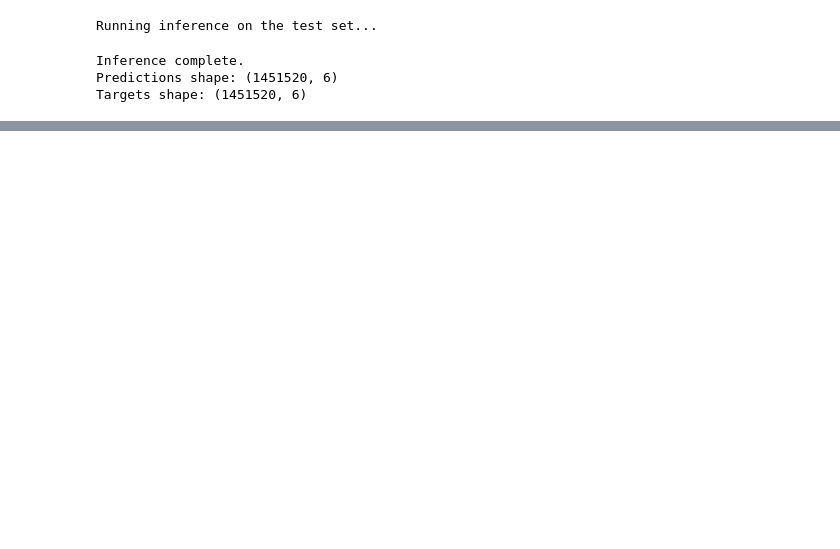
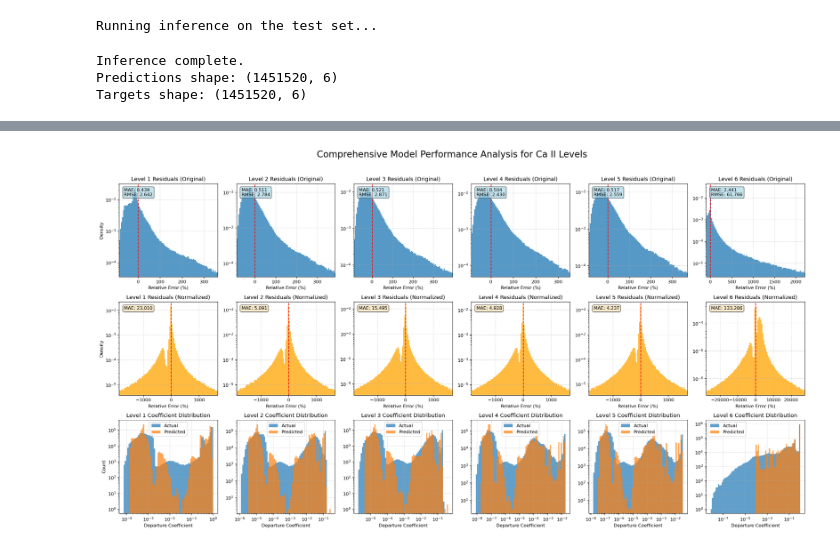
Before and after one commit to andreuva/graphnet_nlte, a Jupyter notebook: gnn_inference.ipynb, the cells around one changed output, grey strips where cells are left out. Saved outputs shown, nothing was run; the diff lists cells and outputs as text; code cells hidden in the pictures; blank space fills up the shorter version.

```diff
--- a/gnn_inference.ipynb
+++ b/gnn_inference.ipynb
@@ -249,0 +473,74 @@ plt.show()
+# %%
+# Determine the number of levels to plot (e.g., 6)
+num_levels = residuals_denorm.shape[1]
+
+# Create a single figure with 3 rows for different plot types
+fig, axes = plt.subplots(3, num_levels, figsize=(22, 12), dpi=120)
+
+fig.suptitle('Comprehensive Model Performance Analysis for Ca II Levels', fontsize=20)
+
+for i in range(num_levels):
+
+    # --- Row 1: Residuals on Original Scale ---
+    ax1 = axes[0, i]
+    data = residuals_denorm[:, i] * 100
+
+    # Dynamically set x-limits to show the bulk of the distribution
+    lower, upper = np.percentile(data, [1, 99])
+    ax1.set_xlim(lower, upper)
+
+    ax1.hist(data, bins=100, range=(lower, upper), density=True, alpha=0.75)
+    ax1.axvline(0, color='r', linestyle='--', label='Perfect Fit') # Add reference line
+    ax1.set_title(f'Level {i+1} Residuals (Original)')
+    ax1.set_xlabel('Relative Error (%)')
+    ax1.set_yscale('log')
+    if i == 0:
+        ax1.set_ylabel('Density')
+    ax1.grid(True, linestyle='--', alpha=0.5)
+    ax1.text(0.05, 0.95, f'MAE: {mae_denorm[i]:.3f}\nRMSE: {rmse_denorm[i]:.3f}',
+             transform=ax1.transAxes, verticalalignment='top',
+             bbox=dict(boxstyle='round,pad=0.3', fc='lightblue', alpha=0.7))
+
+    # --- Row 2: Residuals on Normalized Scale ---
+    ax2 = axes[1, i]
+    data = residuals_normalized[:, i] * 100
+
+    # Dynamically set x-limits
+    lower, upper = np.percentile(data, [1, 99])
+    ax2.set_xlim(lower, upper)
+
+    ax2.hist(data, bins=100, range=(lower, upper), density=True, alpha=0.75, color='orange')
+    ax2.axvline(0, color='r', linestyle='--') # Add reference line
+    ax2.set_title(f'Level {i+1} Residuals (Normalized)')
+    ax2.set_xlabel('Relative Error (%)')
+    ax2.set_yscale('log')
+    if i == 0:
+        ax2.set_ylabel('Density')
+    ax2.grid(True, linestyle='--', alpha=0.5)
+    ax2.text(0.05, 0.95, f'MAE: {mae_normalized[i]:.3f}',
+             transform=ax2.transAxes, verticalalignment='top',
+             bbox=dict(boxstyle='round,pad=0.3', fc='wheat', alpha=0.7))
+
+    # --- Row 3: Distribution of Departure Coefficients ---
+    ax3 = axes[2, i]
+
+    # Combine data to find overall range for binning
+    combined_data = np.concatenate((targets_denorm[:, i], predictions_denorm[:, i]))
+    # Create logarithmically spaced bins
+    bins = np.logspace(np.log10(combined_data.min()), np.log10(combined_data.max()), 75)
+
+    ax3.hist(targets_denorm[:, i], bins=bins, alpha=0.7, label='Actual')
+    ax3.hist(predictions_denorm[:, i], bins=bins, alpha=0.7, label='Predicted')
+    ax3.set_title(f'Level {i+1} Coefficient Distribution')
+    ax3.set_xlabel('Departure Coefficient')
+    if i == 0:
+        ax3.set_ylabel('Count')
+    ax3.set_xscale('log')
+    ax3.set_yscale('log')
+    ax3.grid(True, linestyle='--', alpha=0.5)
+    ax3.legend()
+
+plt.tight_layout(rect=[0, 0, 1, 0.96])
+plt.show()
+# %% [output]
+[figure, added]
```
Also changed, not shown: parts of 10 cells of this notebook, 1 other file.
